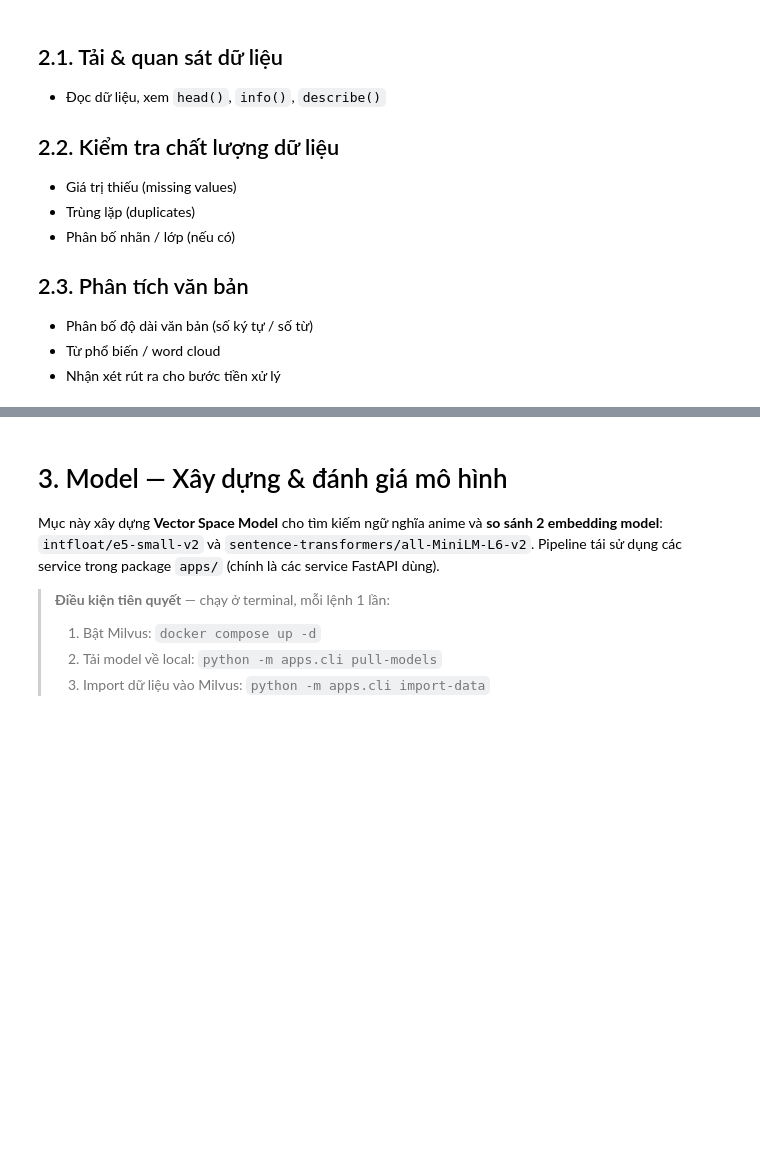
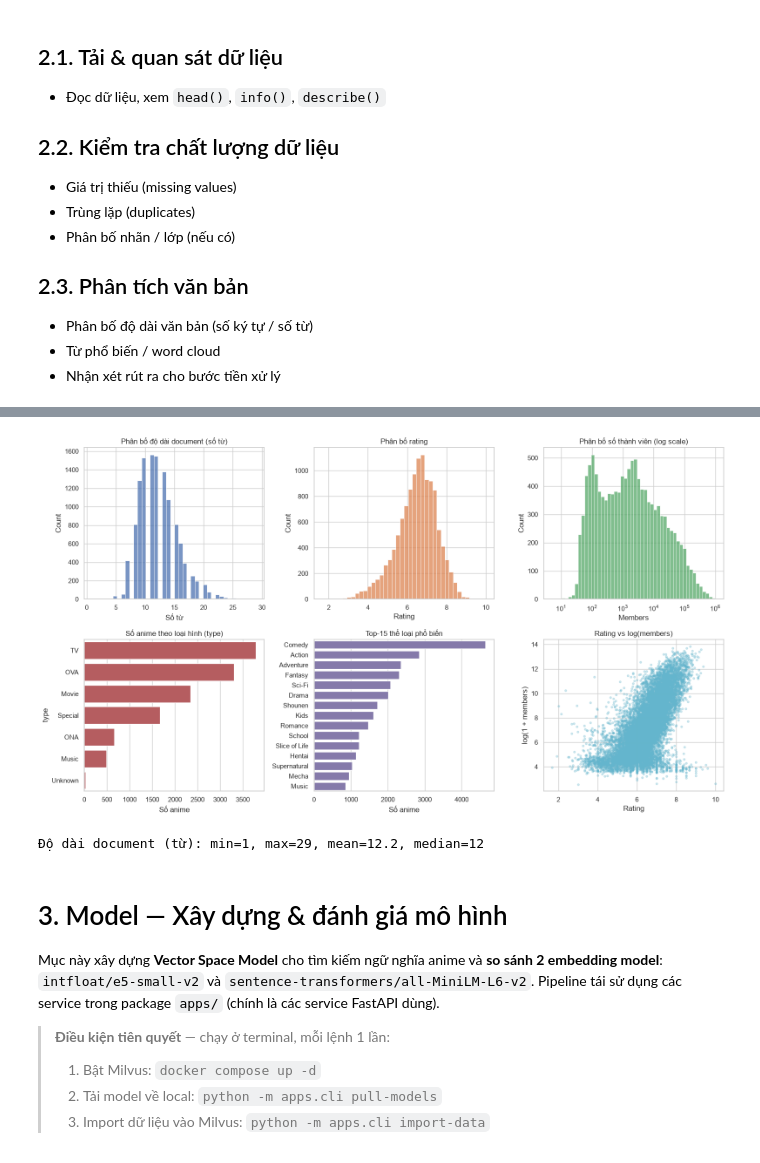
Before and after one commit to MasterSE-FSB/vector-space-model, a Jupyter notebook: vector-space-model.ipynb, the cells around one changed output, grey strips where cells are left out. Cells and saved outputs as stored; diff of their text form; code cells hidden in the pictures; blank space fills up the shorter version.

```diff
--- a/vector-space-model.ipynb
+++ b/vector-space-model.ipynb
@@ -61,3 +150,56 @@ _(Sườn bài — nội dung chi tiết sẽ điền sau)_
+# %%
+# ── 2.3. Phân tích văn bản ────────────────────────────────────────────────
+df_eda["doc_len_chars"] = df_eda["document"].str.len()
+df_eda["doc_len_words"] = df_eda["document"].str.split().map(len)
+
+fig, axes = plt.subplots(2, 3, figsize=(16, 9))
+
+# (a) Phân bố độ dài document (số từ)
+sns.histplot(df_eda["doc_len_words"], bins=40, ax=axes[0, 0], color="#4C72B0")
+axes[0, 0].set_title("Phân bố độ dài document (số từ)")
+axes[0, 0].set_xlabel("Số từ")
+
+# (b) Phân bố rating
+sns.histplot(df_eda["rating"].dropna(), bins=40, ax=axes[0, 1], color="#DD8452")
+axes[0, 1].set_title("Phân bố rating")
+axes[0, 1].set_xlabel("Rating")
+
+# (c) Phân bố members (log scale)
+sns.histplot(df_eda["members"], bins=50, log_scale=True, ax=axes[0, 2], color="#55A868")
+axes[0, 2].set_title("Phân bố số thành viên (log scale)")
+axes[0, 2].set_xlabel("Members")
+
+# (d) Số anime theo type
+type_counts = df_eda["type"].replace("", "Unknown").value_counts()
+sns.barplot(x=type_counts.values, y=type_counts.index, ax=axes[1, 0], color="#C44E52")
+axes[1, 0].set_title("Số anime theo loại hình (type)")
+axes[1, 0].set_xlabel("Số anime")
+
+# (e) Top-15 thể loại phổ biến
+all_genres = [g.strip() for genres in df_eda["genre"] for g in genres.split(",") if g.strip()]
+genre_counts = Counter(all_genres).most_common(15)
+g_labels, g_vals = zip(*genre_counts)
+sns.barplot(x=list(g_vals), y=list(g_labels), ax=axes[1, 1], color="#8172B2")
+axes[1, 1].set_title("Top-15 thể loại phổ biến")
+axes[1, 1].set_xlabel("Số anime")
+
+# (f) rating vs members
+axes[1, 2].scatter(df_eda["rating"], np.log1p(df_eda["members"]),
+                   alpha=0.3, s=10, color="#64B5CD")
+axes[1, 2].set_title("Rating vs log(members)")
+axes[1, 2].set_xlabel("Rating")
+axes[1, 2].set_ylabel("log(1 + members)")
+
+plt.tight_layout()
+plt.show()
+
+print(f"\nĐộ dài document (từ): min={df_eda['doc_len_words'].min()}, "
+      f"max={df_eda['doc_len_words'].max()}, "
+      f"mean={df_eda['doc_len_words'].mean():.1f}, "
+      f"median={df_eda['doc_len_words'].median():.0f}")
+# %% [output]
+[figure, added]
+Độ dài document (từ): min=1, max=29, mean=12.2, median=12
 # %% [markdown]
 # 3. Model — Xây dựng & đánh giá mô hình
 
```
Also changed, not shown: parts of 21 cells of this notebook.
